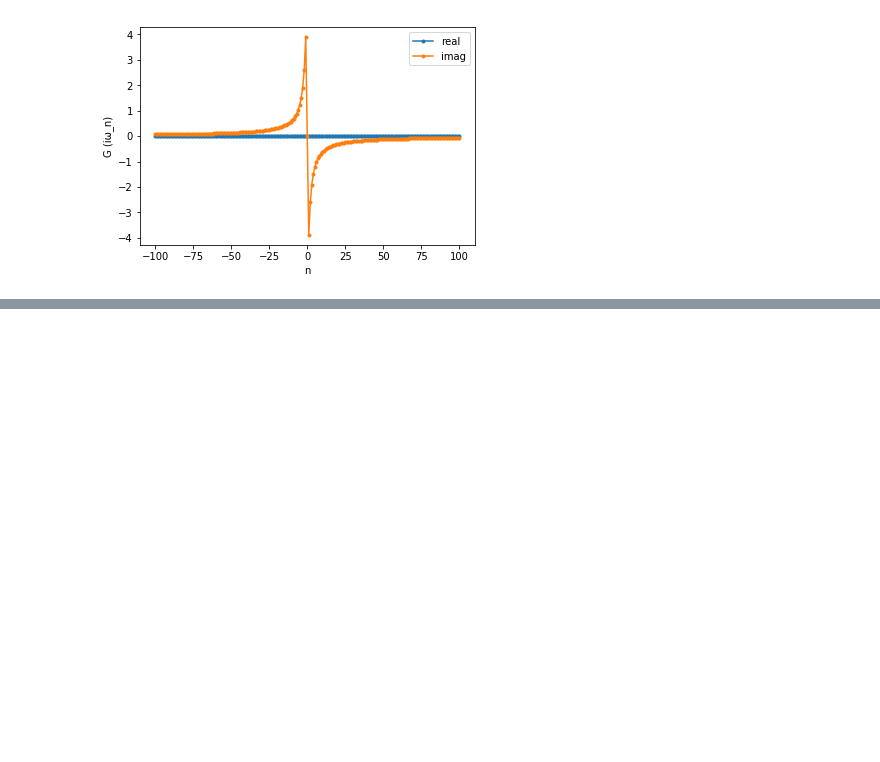
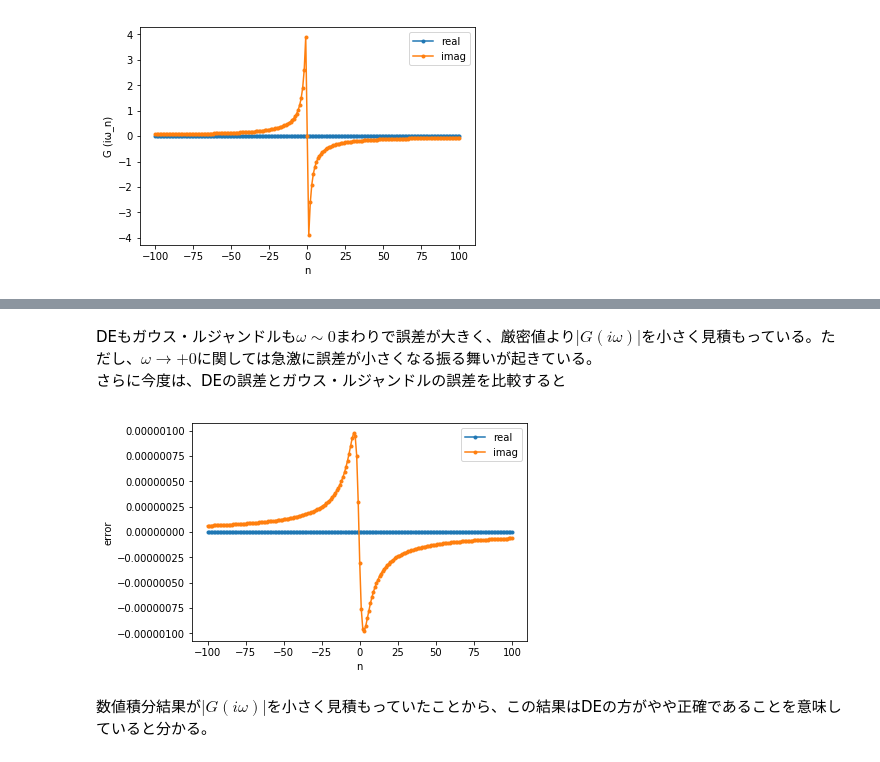
Before and after one commit to ykamizato/IPT, a Jupyter notebook: IPT,グリーン関数２.ipynb, the cells around one changed output, grey strips where cells are left out. Saved outputs shown, nothing was run; the diff lists cells and outputs as text; code cells hidden in the pictures; blank space fills up the shorter version.

```diff
--- a/IPT,グリーン関数２.ipynb
+++ b/IPT,グリーン関数２.ipynb
@@ -135,0 +154,15 @@ plt.show()
+# %% [markdown]
+DEもガウス・ルジャンドルも$\omega\sim0$まわりで誤差が大きく、厳密値より$|G(i\omega)|$を小さく見積もっている。ただし、$\omega\to+0$に関しては急激に誤差が小さくなる振る舞いが起きている。
+さらに今度は、DEの誤差とガウス・ルジャンドルの誤差を比較すると
+# %%
+error = error_DE - error_gauss
+plt.plot(n_w, error.real , label='real', marker='.')
+plt.plot(n_w, error.imag , label='imag', marker='.')
+plt.xlabel('n')
+plt.ylabel('error')
+plt.legend()
+plt.show()
+# %% [output]
+[figure, added]
+# %% [markdown]
+数値積分結果が$|G(i\omega)|$を小さく見積もっていたことから、この結果はDEの方がやや正確であることを意味していると分かる。
```
Also changed, not shown: parts of 11 cells of this notebook, 1 other file.
